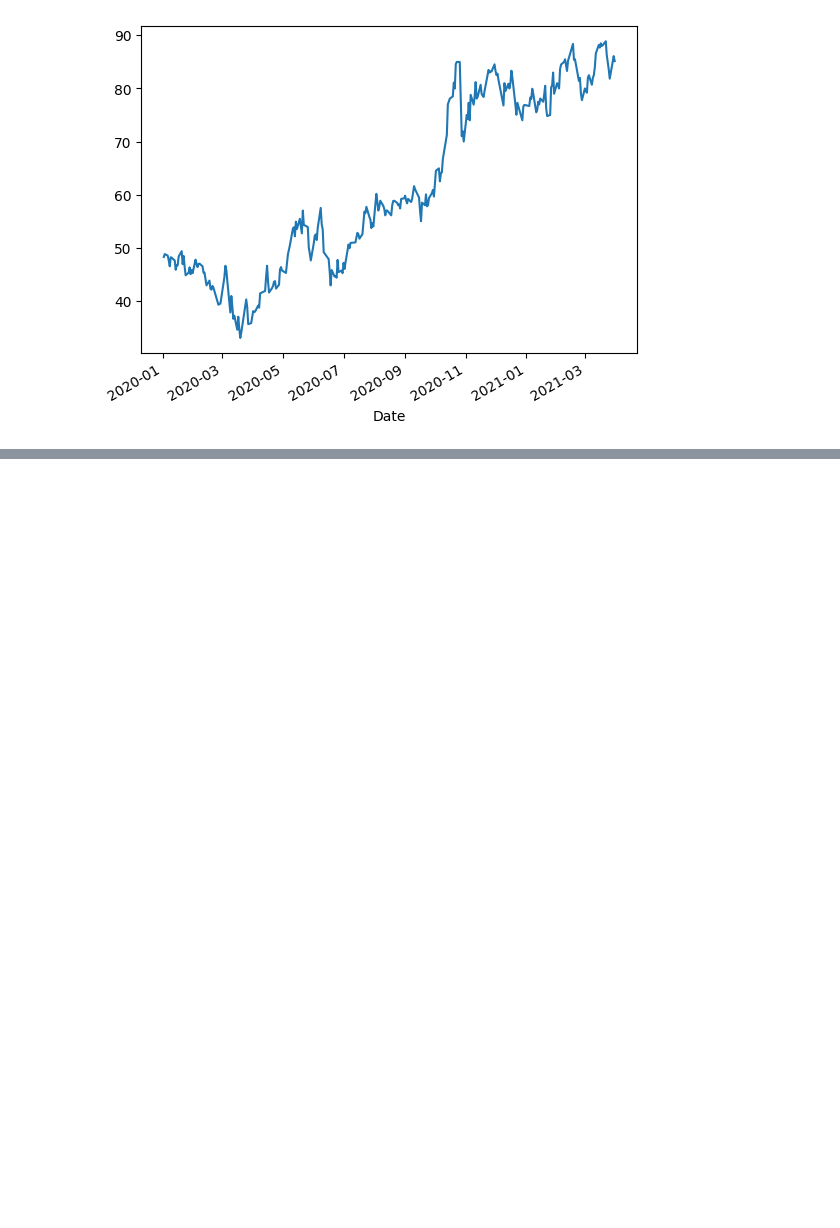
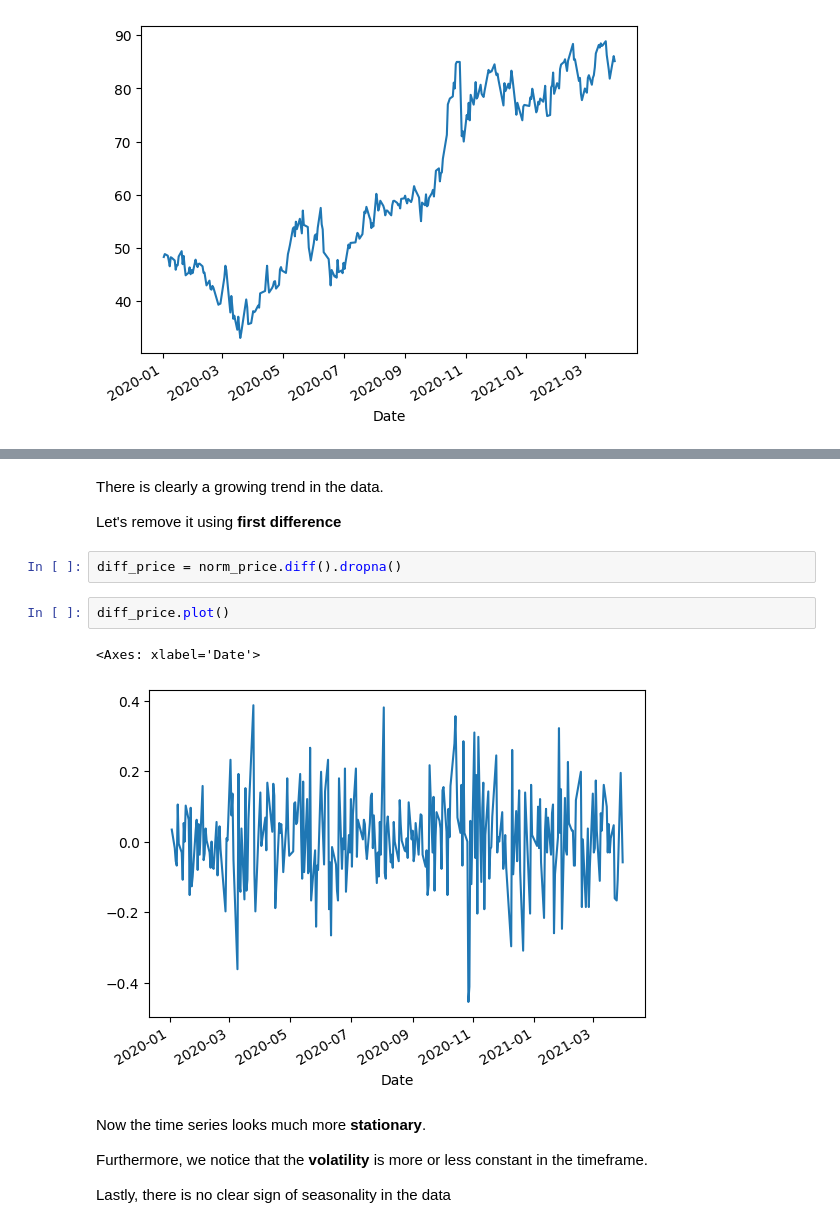
Before and after one commit to Ilvecho/Value-Investor, a Jupyter notebook: Project_5.ipynb, the cells around one changed output, grey strips where cells are left out. Saved outputs shown, nothing was run; the diff lists cells and outputs as text; blank space fills up the shorter version.

```diff
--- a/Project_5.ipynb
+++ b/Project_5.ipynb
@@ -45,0 +72,17 @@ price.plot()
+# %% [markdown]
+There is clearly a growing trend in the data.
+
+Let's remove it using **first difference**
+# %%
+diff_price = norm_price.diff().dropna()
+# %%
+diff_price.plot()
+# %% [output]
+<Axes: xlabel='Date'>
+[figure, added]
+# %% [markdown]
+Now the time series looks much more **stationary**.
+
+Furthermore, we notice that the **volatility** is more or less constant in the timeframe.
+
+Lastly, there is no clear sign of seasonality in the data
```
Also changed, not shown: parts of 8 cells of this notebook.
